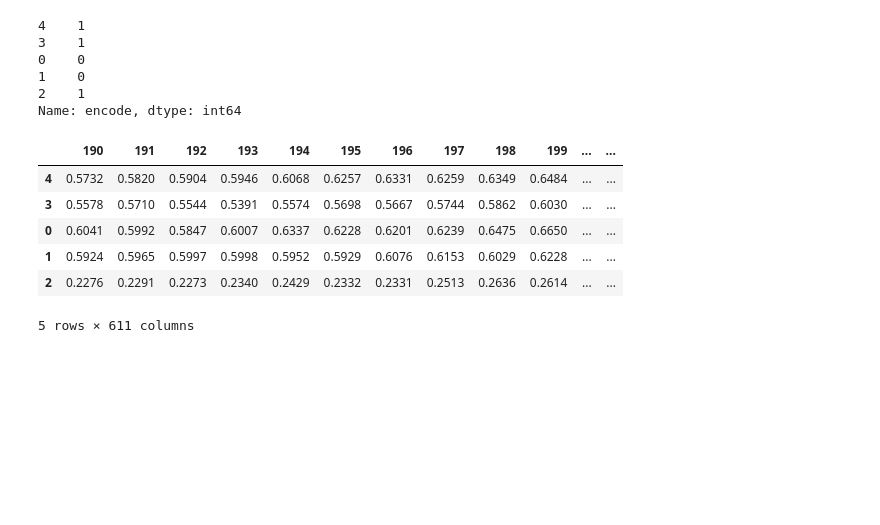
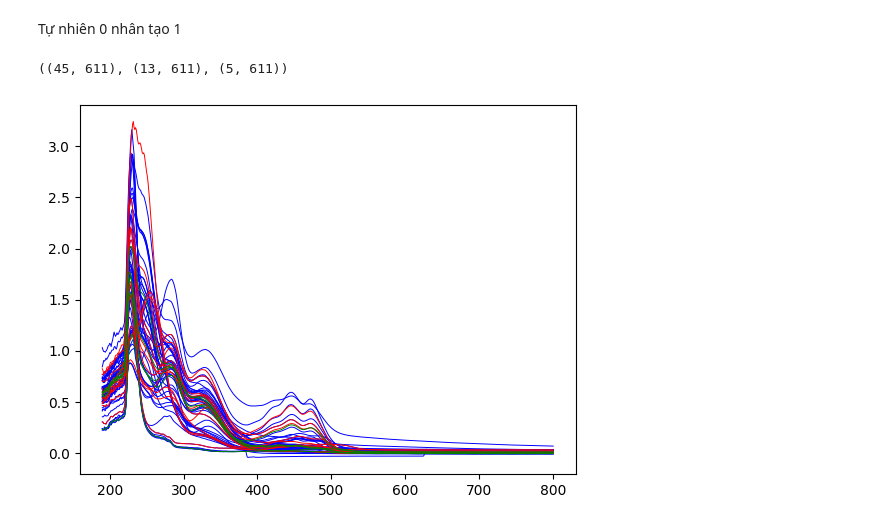
Before and after one commit to ChauBacHozz/Chemometric-book, a Jupyter notebook: Naive_Bayes/Naive_Bayes.ipynb, the cells around one changed output. Drawn from its saved outputs; the diff is of its cells as text; code cells hidden in the pictures; blank space fills up the shorter version.

```diff
--- a/Naive_Bayes/Naive_Bayes.ipynb
+++ b/Naive_Bayes/Naive_Bayes.ipynb
@@ -41,25 +0,0 @@ df_validate.head()
-# %%
-y_train = df_train.iloc[:, -1]
-y_test = df_test.iloc[:, -1]
-y_validate = df_validate.iloc[:, -1]
-y_validate
-# %% [output]
-4    1
-3    1
-0    0
-1    0
-2    1
-Name: encode, dtype: int64
-# %%
-X_train = df_train.drop(["label", "encode"], axis=1).iloc[:, 1:]
-X_test = df_test.drop(["label", "encode"], axis=1).iloc[:, 1:]
-X_validate = df_validate.drop(["label", "encode"], axis=1).iloc[:, 1:]
-X_validate
-# %% [output]
-|  | 190 | 191 | 192 | 193 | 194 | 195 | 196 | 197 | 198 | 199 | ... | ... |
-| 4 | 0.5732 | 0.5820 | 0.5904 | 0.5946 | 0.6068 | 0.6257 | 0.6331 | 0.6259 | 0.6349 | 0.6484 | ... | ... |
-| 3 | 0.5578 | 0.5710 | 0.5544 | 0.5391 | 0.5574 | 0.5698 | 0.5667 | 0.5744 | 0.5862 | 0.6030 | ... | ... |
-| 0 | 0.6041 | 0.5992 | 0.5847 | 0.6007 | 0.6337 | 0.6228 | 0.6201 | 0.6239 | 0.6475 | 0.6650 | ... | ... |
-| 1 | 0.5924 | 0.5965 | 0.5997 | 0.5998 | 0.5952 | 0.5929 | 0.6076 | 0.6153 | 0.6029 | 0.6228 | ... | ... |
-| 2 | 0.2276 | 0.2291 | 0.2273 | 0.2340 | 0.2429 | 0.2332 | 0.2331 | 0.2513 | 0.2636 | 0.2614 | ... | ... |
-5 rows × 611 columns
@@ -65,0 +22,13 @@ X_validate
+# %% [markdown]
+Tự nhiên 0 nhân tạo 1
+# %%
+X_train.shape, X_test.shape, X_validate.shape
+# %% [output]
+((45, 611), (13, 611), (5, 611))
+# %%
+plt.plot(X_train.T, c='b', linewidth=0.7)
+plt.plot(X_test.T, c='r', linewidth=0.7)
+plt.plot(X_validate.T, c='g', linewidth=0.7)
+plt.show()
+# %% [output]
+[figure, added]
```
Also changed, not shown: parts of 16 cells of this notebook, 5 other files.
